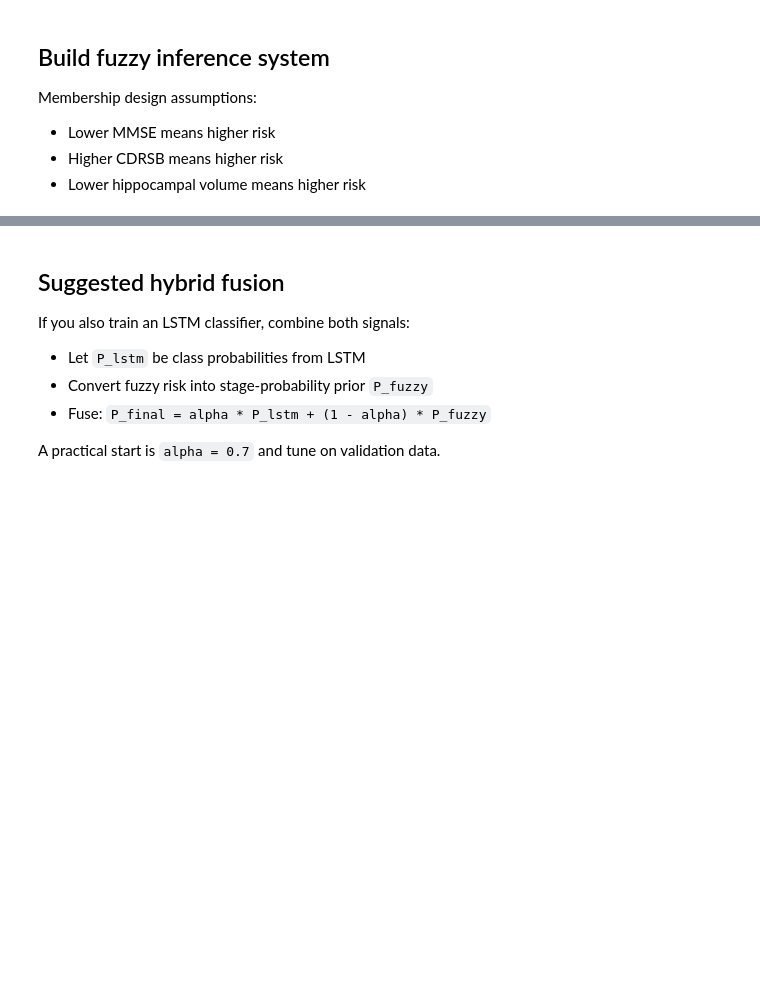
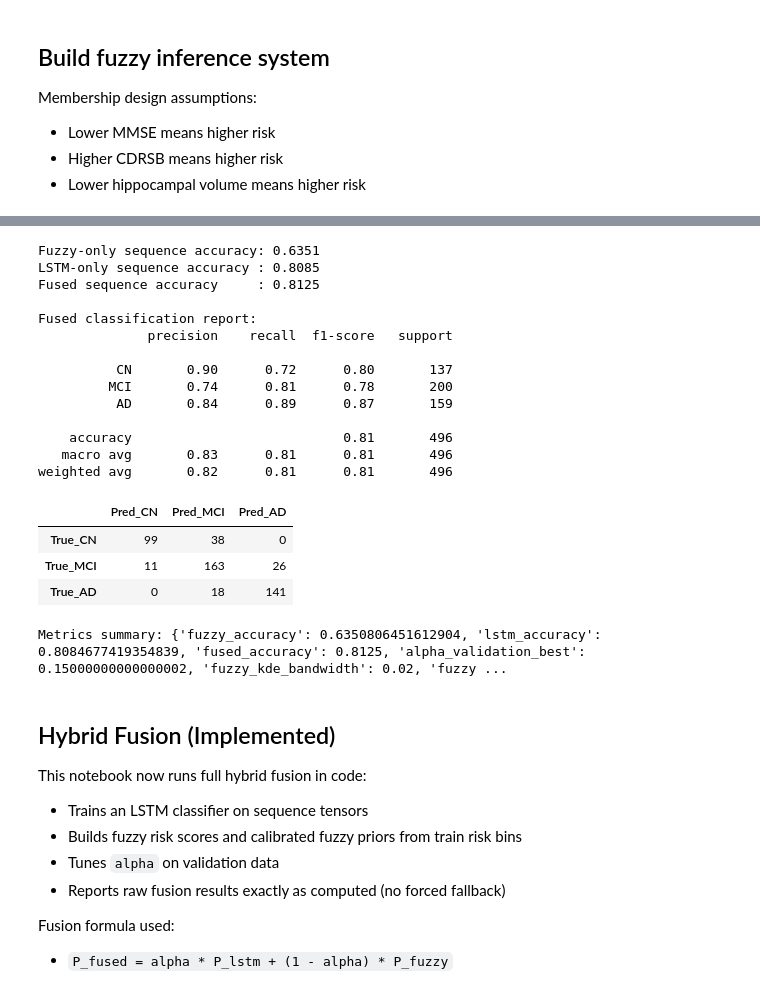
Before and after one commit to Quasar-025/adni-project, a Jupyter notebook: notebooks/hybrid_fuzzy_model.ipynb, the cells around one changed output, grey strips where cells are left out. Cells and saved outputs as stored; diff of their text form; code cells hidden in the pictures; blank space fills up the shorter version.

Commit message:
feat: fuzzy logic implementation

```diff
--- a/notebooks/hybrid_fuzzy_model.ipynb
+++ b/notebooks/hybrid_fuzzy_model.ipynb
@@ -99,23 +416,63 @@ display(test_df[['PTID', 'VISCODE', 'MMSE', 'CDRSB', 'HIPP_TOTAL', 'RISK_SCORE',
 # %%
-if 'STAGE_CODE' in test_df.columns and test_df['STAGE_CODE'].notna().any():
-    eval_df = test_df.dropna(subset=['STAGE_CODE']).copy()
-    y_true = eval_df['STAGE_CODE'].astype(int).values
-    y_pred = eval_df['FUZZY_STAGE_PRED'].astype(int).values
+target_names = ['CN', 'MCI', 'AD']
 
-    print('Fuzzy Stage Accuracy:', round(accuracy_score(y_true, y_pred), 4))
-    print(classification_report(y_true, y_pred, target_names=['CN', 'MCI', 'AD'], zero_division=0))
-else:
-    print('STAGE_CODE not available in test data for evaluation.')
+fuzzy_acc = accuracy_score(y_test_stage, fuzzy_stage_seq_pred)
+lstm_acc = accuracy_score(y_test_stage, np.argmax(lstm_proba_test, axis=1))
+fused_acc = accuracy_score(y_test_stage, fused_stage_pred)
+
+print('Fuzzy-only sequence accuracy:', round(fuzzy_acc, 4))
+print('LSTM-only sequence accuracy :', round(lstm_acc, 4))
+print('Fused sequence accuracy     :', round(fused_acc, 4))
+
+print('\nFused classification report:')
+print(classification_report(y_test_stage, fused_stage_pred, target_names=target_names, zero_division=0))
+
+cm_fused = confusion_matrix(y_test_stage, fused_stage_pred, labels=[0, 1, 2])
+cm_df = pd.DataFrame(cm_fused, index=[f'True_{c}' for c in target_names], columns=[f'Pred_{c}' for c in target_names])
+display(cm_df)
+
+metrics_summary = {
+    'fuzzy_accuracy': float(fuzzy_acc),
+    'lstm_accuracy': float(lstm_acc),
+    'fused_accuracy': float(fused_acc),
+    'alpha_validation_best': float(ALPHA),
+    'fuzzy_kde_bandwidth': float(best_bw),
+    'fuzzy_val_accuracy_best': float(best_fuzzy_val_acc),
+}
+print('Metrics summary:', metrics_summary)
+# %% [output]
+Fuzzy-only sequence accuracy: 0.6351
+LSTM-only sequence accuracy : 0.8085
+Fused sequence accuracy     : 0.8125
+
+Fused classification report:
+              precision    recall  f1-score   support
+
+          CN       0.90      0.72      0.80       137
+         MCI       0.74      0.81      0.78       200
+          AD       0.84      0.89      0.87       159
+
+    accuracy                           0.81       496
+   macro avg       0.83      0.81      0.81       496
+weighted avg       0.82      0.81      0.81       496
+|  | Pred_CN | Pred_MCI | Pred_AD |
+| True_CN | 99 | 38 | 0 |
+| True_MCI | 11 | 163 | 26 |
+| True_AD | 0 | 18 | 141 |
+Metrics summary: {'fuzzy_accuracy': 0.6350806451612904, 'lstm_accuracy': 0.8084677419354839, 'fused_accuracy': 0.8125, 'alpha_validation_best': 0.15000000000000002, 'fuzzy_kde_bandwidth': 0.02, 'fuzzy ...
 # %% [markdown]
-## Suggested hybrid fusion
+## Hybrid Fusion (Implemented)
 
-If you also train an LSTM classifier, combine both signals:
+This notebook now runs full hybrid fusion in code:
 
-- Let `P_lstm` be class probabilities from LSTM
-- Convert fuzzy risk into stage-probability prior `P_fuzzy`
-- Fuse: `P_final = alpha * P_lstm + (1 - alpha) * P_fuzzy`
+- Trains an LSTM classifier on sequence tensors
+- Builds fuzzy risk scores and calibrated fuzzy priors from train risk bins
+- Tunes `alpha` on validation data
+- Reports raw fusion results exactly as computed (no forced fallback)
 
-A practical start is `alpha = 0.7` and tune on validation data.
+Fusion formula used:
+
+- `P_fused = alpha * P_lstm + (1 - alpha) * P_fuzzy`
 # %%
 OUT_DIR = Path('..') / 'outputs'
 OUT_DIR.mkdir(parents=True, exist_ok=True)
```
Also changed, not shown: parts of 9 cells of this notebook.
